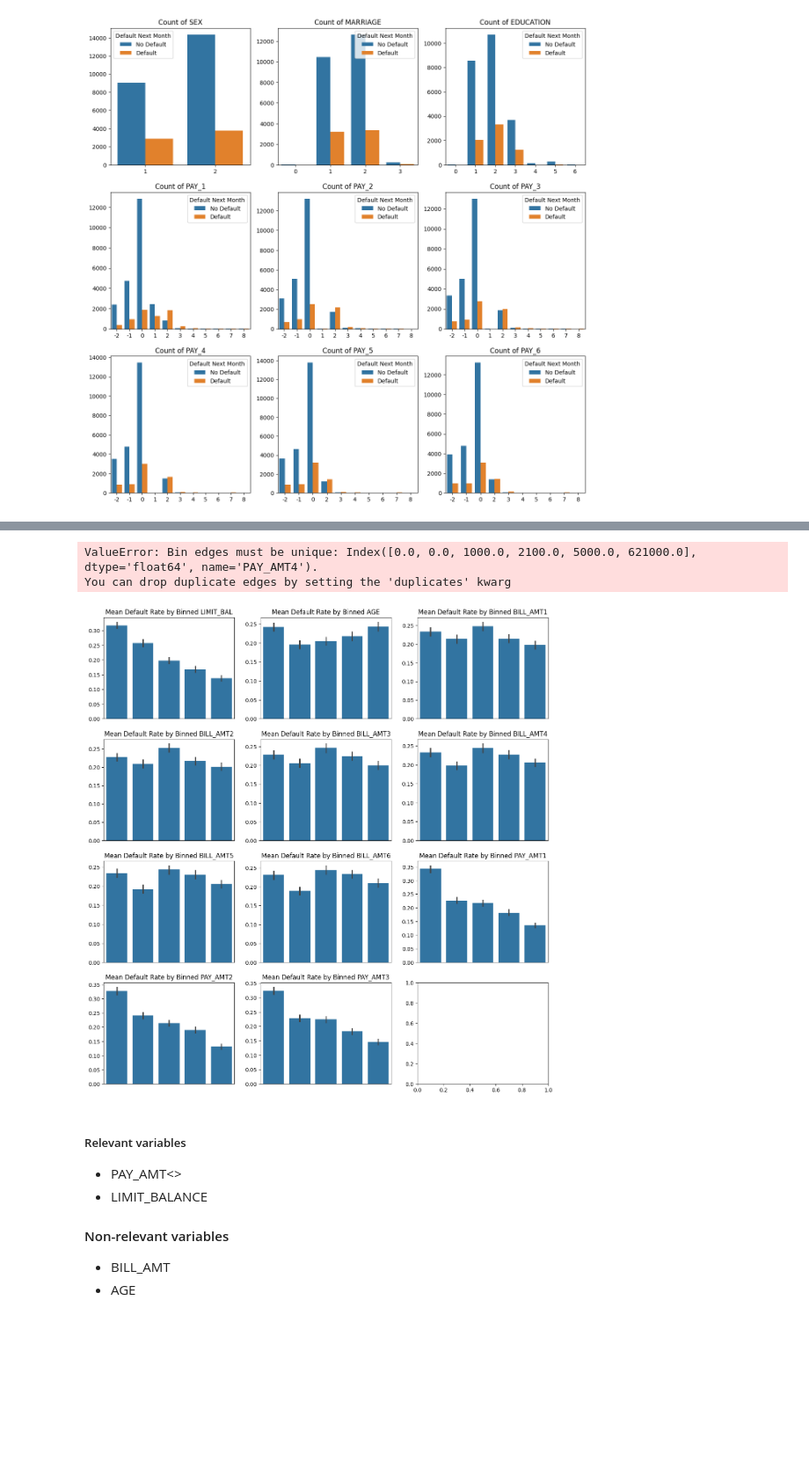
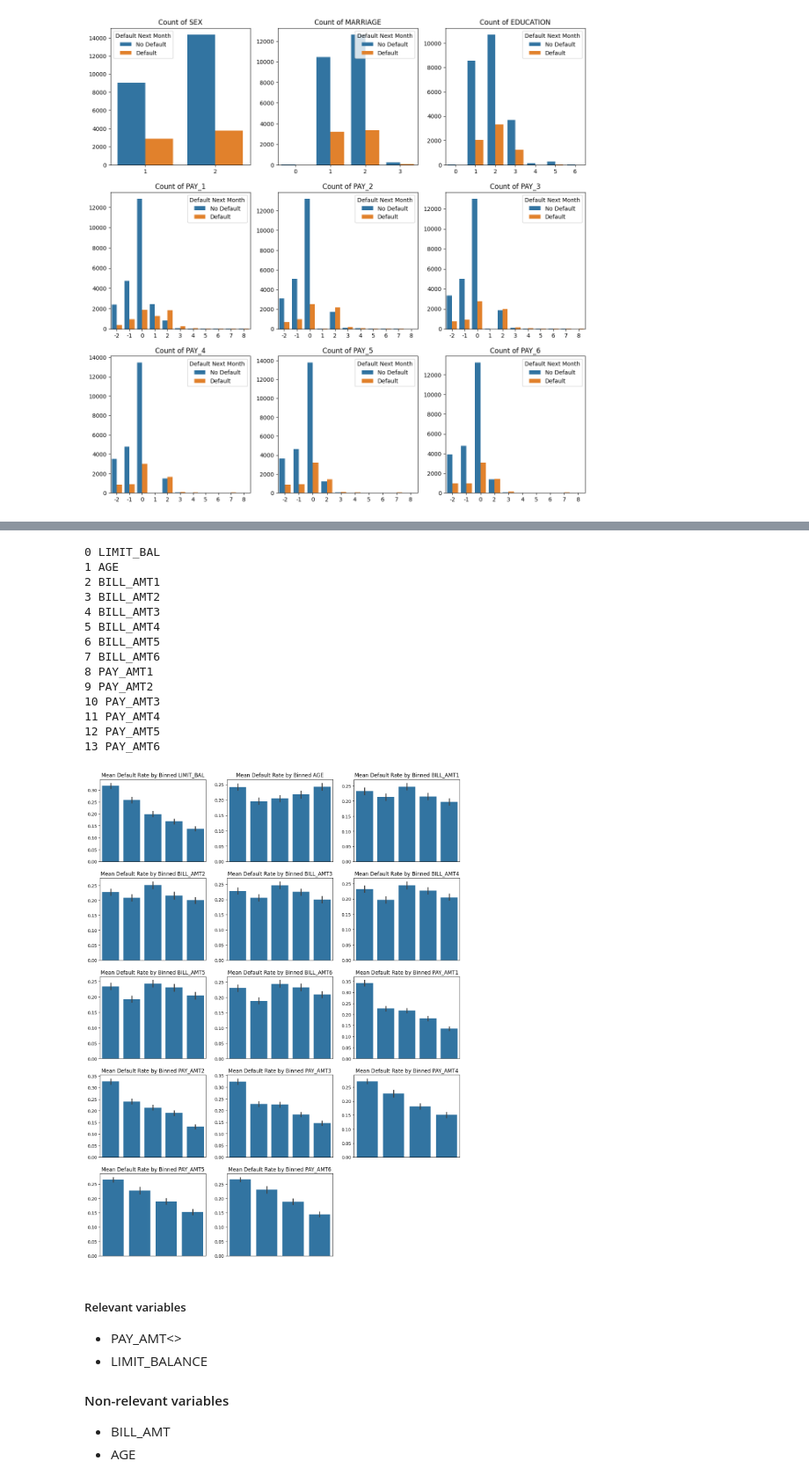
Before and after one commit to joseph-m-pasia/kg-default-of-credit-cards, a Jupyter notebook: notebooks/00_eda.ipynb, the cells around one changed output, grey strips where cells are left out. Shown at 88% size. Saved outputs shown, nothing was run; the diff lists cells and outputs as text; code cells hidden in the pictures; blank space fills up the shorter version.

```diff
--- a/notebooks/00_eda.ipynb
+++ b/notebooks/00_eda.ipynb
@@ -48,6 +48,7 @@ d:\Joseph\Projects\kg-default-of-credit-cards\notebooks
 # %%
 # read csv file
 df = pd.read_csv("../data/UCI_Credit_Card.csv")
+df_copy = df.copy()
 # %% [markdown]
 ### Explore Data
 # %%
@@ -159,12 +160,14 @@ Ratio of defaults to non-defaults: 0.2840
 Ratio of defaults to total samples: 0.2212
 # %%
 # Plot the distribution of the explanatory variables in 3 columns
+df = df_copy.copy()  # Use the original dataframe for plotting
 explanatory_variables = [col for col in df.columns if (col != target_variable and col != 'ID')]
 num_explanatory = len(explanatory_variables)
 num_cols = 3
 num_rows = (num_explanatory + num_cols - 1) // num_cols  # Calculate required rows
 plt.figure(figsize=(15, num_rows * 4))  # Adjust height based on number of rows
 for i, var in enumerate(explanatory_variables):
+    print(i, var)
     plt.subplot(num_rows, num_cols, i + 1)
     sns.histplot(df[var], kde=True, bins=30)
 # %% [output]
@@ -222,18 +257,31 @@ for i, var in enumerate(numeric_variables):
 # %%
 # Create barplots for each numeric variable against the target variable with at most 5 bins, using the maximum numeric variable on the x-axis
 plt.figure(figsize=(15, 20))  # Adjust height based on number of rows
 for i, var in enumerate(numeric_variables):
+    print(i, var)
     plt.subplot(5, 3, i + 1)
-    df[f'{var}_binned'] = pd.qcut(df[var], q=5)
+    df[f'{var}_binned'] = pd.qcut(df[var], q=5, duplicates='drop')
     sns.barplot(x=f'{var}_binned', y=target_variable, data=df)
     plt.xlabel("")
     plt.ylabel("")
     plt.title(f'Mean Default Rate by Binned {var}')
     plt.xticks([])
 # %% [output]
-ValueError: Bin edges must be unique: Index([0.0, 0.0, 1000.0, 2100.0, 5000.0, 621000.0], dtype='float64', name='PAY_AMT4').
-You can drop duplicate edges by setting the 'duplicates' kwarg
+0 LIMIT_BAL
+1 AGE
+2 BILL_AMT1
+3 BILL_AMT2
+4 BILL_AMT3
+5 BILL_AMT4
+6 BILL_AMT5
+7 BILL_AMT6
+8 PAY_AMT1
+9 PAY_AMT2
+10 PAY_AMT3
+11 PAY_AMT4
+12 PAY_AMT5
+13 PAY_AMT6
-[figure, old version]
+[figure, new version]
 # %% [markdown]
 ##### Relevant variables
 * PAY_AMT<>
```
Also changed, not shown: parts of 5 cells of this notebook.
